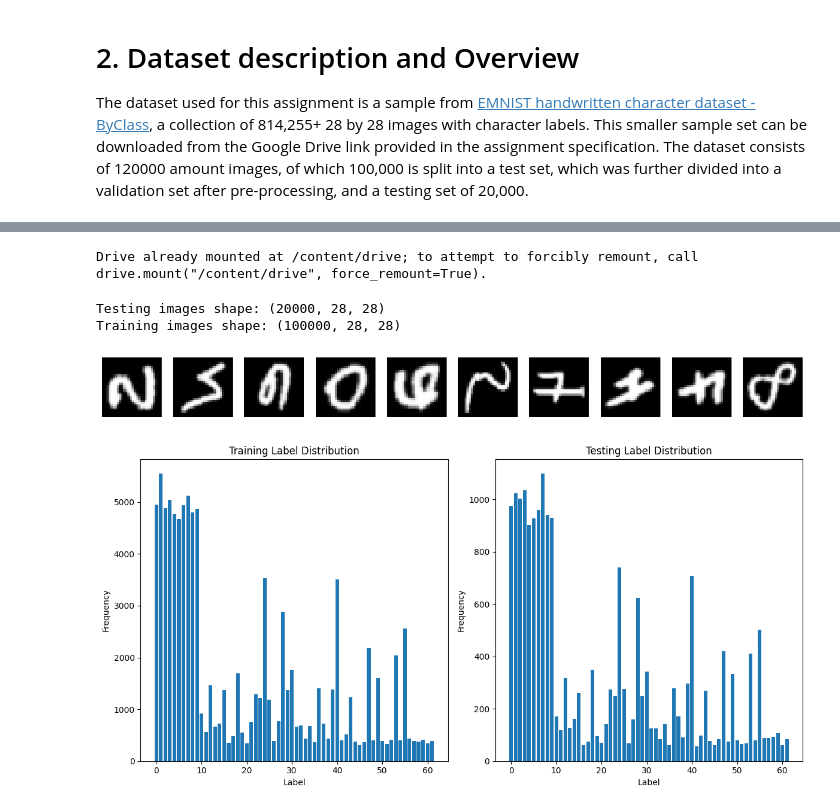
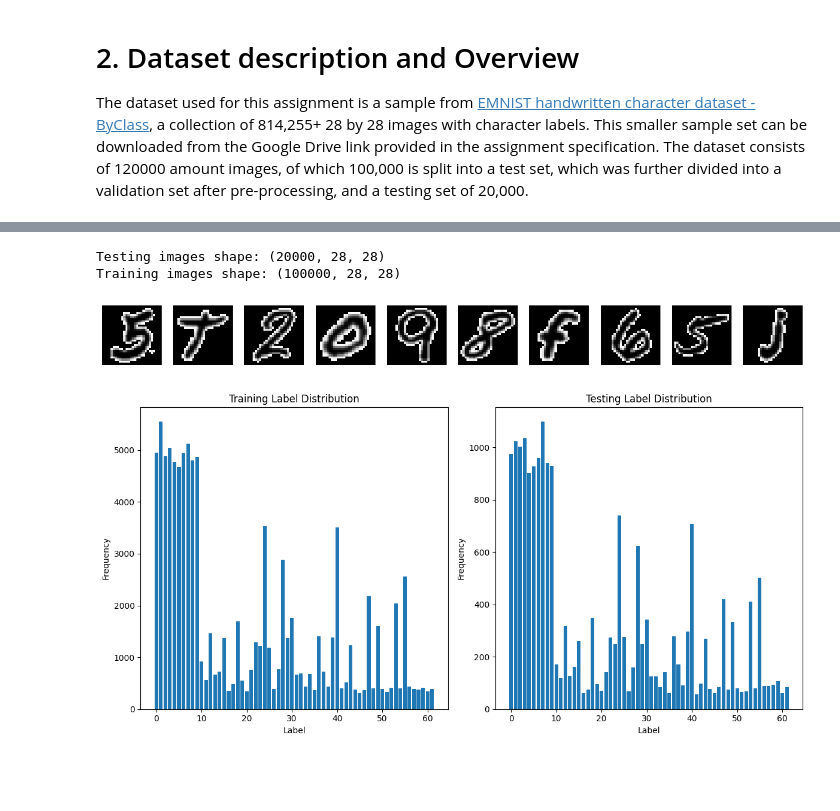
Before and after one commit to 0-2-H/COMP4318_ASSN2, a Jupyter notebook: Assignment_2.ipynb, the cells around one changed output, grey strips where cells are left out. Drawn from its saved outputs; the diff is of its cells as text; code cells hidden in the pictures; blank space fills up the shorter version.

```diff
--- a/Assignment_2.ipynb
+++ b/Assignment_2.ipynb
@@ -6,18 +33,13 @@ The dataset used for this assignment is a sample from [EMNIST handwritten charac
 # %%
-from google.colab import drive
 import numpy as np
 import matplotlib.pyplot as plt
-drive.mount('/content/drive')
-# %% [output]
-Drive already mounted at /content/drive; to attempt to forcibly remount, call drive.mount("/content/drive", force_remount=True).
 # %%
 import pickle
 import os
 
-drive_path = '/content/drive/MyDrive/EMNIST_Byclass_Small2'
 
-train_dict = pickle.load(open(os.path.join(drive_path, 'emnist_train.pkl'), 'rb'))
-test_dict = pickle.load(open(os.path.join(drive_path, 'emnist_test.pkl'), 'rb'))
+train_dict = pickle.load(open('emnist_train.pkl', 'rb'))
+test_dict = pickle.load(open('emnist_test.pkl', 'rb'))
 
 # Extract the images and labels from the dictionaries
 train_images = train_dict['data']
@@ -30,25 +52,38 @@ print("Training images shape:", train_images.shape)
 Testing images shape: (20000, 28, 28)
 Training images shape: (100000, 28, 28)
 # %%
+import numpy as np
+import matplotlib.pyplot as plt
+from PIL import Image
+
 # Number of images to display
 num_images = 10
 
 # Create a figure and axes for the grid
 fig, axes = plt.subplots(1, num_images, figsize=(15, 5))
 
 # Iterate through the sample images
 for i in range(num_images):
-  # Select a random image
-  random_index = np.random.randint(0, len(train_images))
-  image = train_images[random_index].reshape(28, 28)
+    # Select a random image
+    random_index = np.random.randint(0, len(train_images))
+    image = train_images[random_index].reshape(28, 28)
 
-  # Display the image
-  axes[i].imshow(image, cmap='gray')
-  axes[i].axis('off')
+    # Convert the NumPy array to a PIL image
+    pil_image = Image.fromarray((image * 255))  # Convert to uint8 for PIL compatibility
+
+    # Rotate the image 90 degrees clockwise
+    rotated_image = pil_image.rotate(-90).transpose(Image.FLIP_LEFT_RIGHT) # Negative angle for clockwise rotation
+
+    # Convert back to NumPy array for displaying with matplotlib
+    rotated_image_np = np.array(rotated_image)
+
+    # Display the image
+    axes[i].imshow(rotated_image_np, cmap='gray')
+    axes[i].axis('off')
 
 plt.show()
 # %% [output]
-[figure, old version]
+[figure, new version]
 # %%
 # Calculate the frequency of each label in the training set
 train_label_counts = {}
```
Also changed, not shown: parts of 6 cells of this notebook.
